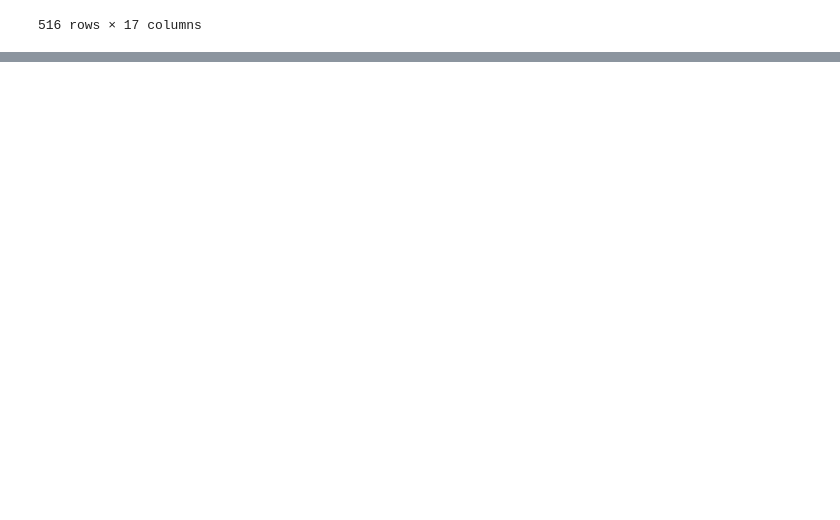
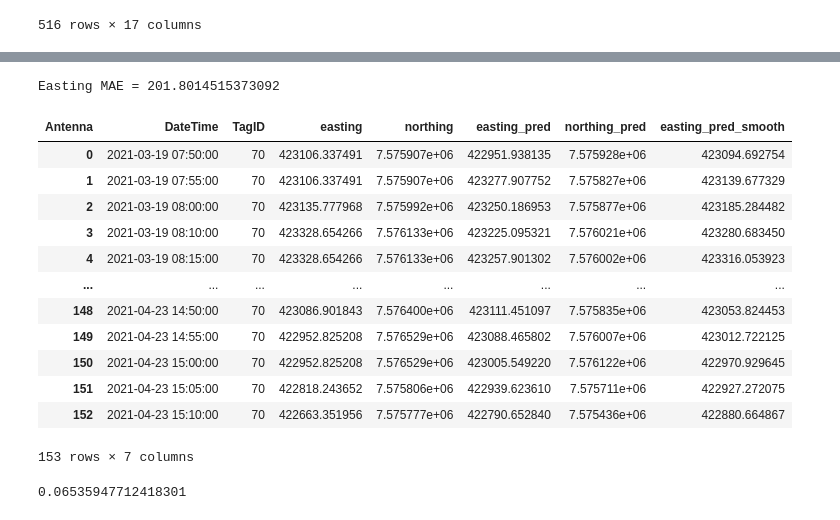
Before and after one commit to johnvanosta/ml4rt, a Jupyter notebook: Train_models.ipynb, the cells around one changed output, grey strips where cells are left out. Saved outputs shown, nothing was run; the diff lists cells and outputs as text; code cells hidden in the pictures; blank space fills up the shorter version.

```diff
--- a/Train_models.ipynb
+++ b/Train_models.ipynb
@@ -174,0 +217,13 @@ sim_data_preproc
+# %%
+# Average easting and northings across time interval
+UTM_predictions = (test_predictions.groupby(['DateTime', 'TagID'], as_index=False)
+    .agg({'easting':'first',
+        'northing':'first',
+        'easting_pred':'mean',
+        'northing_pred':'mean'
+        })
+)
+
+UTM_predictions
+
+#potentially add a spline?, or use a spline in the place of the average? Lowess smoothing function looks good
@@ -174,0 +246,44 @@ sim_data_preproc
+# %%
+### Need to figure out how to avoid gaps in smoothing curves, possibly a mega for loop?
+
+# UTM_predictions = UTM_predictions.sort_values(by='DateTime')
+tag_ids = UTM_predictions['TagID'].unique()
+
+# Loop through each unique value of 'TagID'
+for tag_id in tag_ids:
+    # Filter the dataframe to only include rows with the current 'TagID'
+    UTM_predictions_filtered = UTM_predictions[UTM_predictions['TagID'] == tag_id]
+
+    # Apply the lowess smoothing to the 'easting_pred' column for the current 'TagID'
+    smoothed_values = lowess(UTM_predictions_filtered['easting_pred'], UTM_predictions_filtered['DateTime'], frac=0.07, is_sorted=False, return_sorted=False)
+    # smoothed_values = UTM_predictions_filtered['easting_pred']
+
+    # Update the 'easting_pred' column in the filtered dataframe with the smoothed values
+    UTM_predictions.loc[UTM_predictions.index, 'easting_pred_smooth'] = smoothed_values
+
+# easting
+y_true = UTM_predictions['easting']
+y_pred = UTM_predictions['easting_pred_smooth']
+error = mean_absolute_error(y_true, y_pred)
+print(f'Easting MAE = {error}')
+
+UTM_predictions
+# %% [output]
+Easting MAE = 201.8014515373092
+| Antenna | DateTime | TagID | easting | northing | easting_pred | northing_pred | easting_pred_smooth |
+| 0 | 2021-03-19 07:50:00 | 70 | 423106.337491 | 7.575907e+06 | 422951.938135 | 7.575928e+06 | 423094.692754 |
+| 1 | 2021-03-19 07:55:00 | 70 | 423106.337491 | 7.575907e+06 | 423277.907752 | 7.575827e+06 | 423139.677329 |
+| 2 | 2021-03-19 08:00:00 | 70 | 423135.777968 | 7.575992e+06 | 423250.186953 | 7.575877e+06 | 423185.284482 |
+| 3 | 2021-03-19 08:10:00 | 70 | 423328.654266 | 7.576133e+06 | 423225.095321 | 7.576021e+06 | 423280.683450 |
+| 4 | 2021-03-19 08:15:00 | 70 | 423328.654266 | 7.576133e+06 | 423257.901302 | 7.576002e+06 | 423316.053923 |
+| ... | ... | ... | ... | ... | ... | ... | ... |
+| 148 | 2021-04-23 14:50:00 | 70 | 423086.901843 | 7.576400e+06 | 423111.451097 | 7.575835e+06 | 423053.824453 |
+| 149 | 2021-04-23 14:55:00 | 70 | 422952.825208 | 7.576529e+06 | 423088.465802 | 7.576007e+06 | 423012.722125 |
+| 150 | 2021-04-23 15:00:00 | 70 | 422952.825208 | 7.576529e+06 | 423005.549220 | 7.576122e+06 | 422970.929645 |
+| 151 | 2021-04-23 15:05:00 | 70 | 422818.243652 | 7.575806e+06 | 422939.623610 | 7.575711e+06 | 422927.272075 |
+| 152 | 2021-04-23 15:10:00 | 70 | 422663.351956 | 7.575777e+06 | 422790.652840 | 7.575436e+06 | 422880.664867 |
+153 rows × 7 columns
+# %%
+1/len(UTM_predictions_filtered)*10
+# %% [output]
+0.06535947712418301
```
Also changed, not shown: parts of 16 cells of this notebook, 2 other files.
